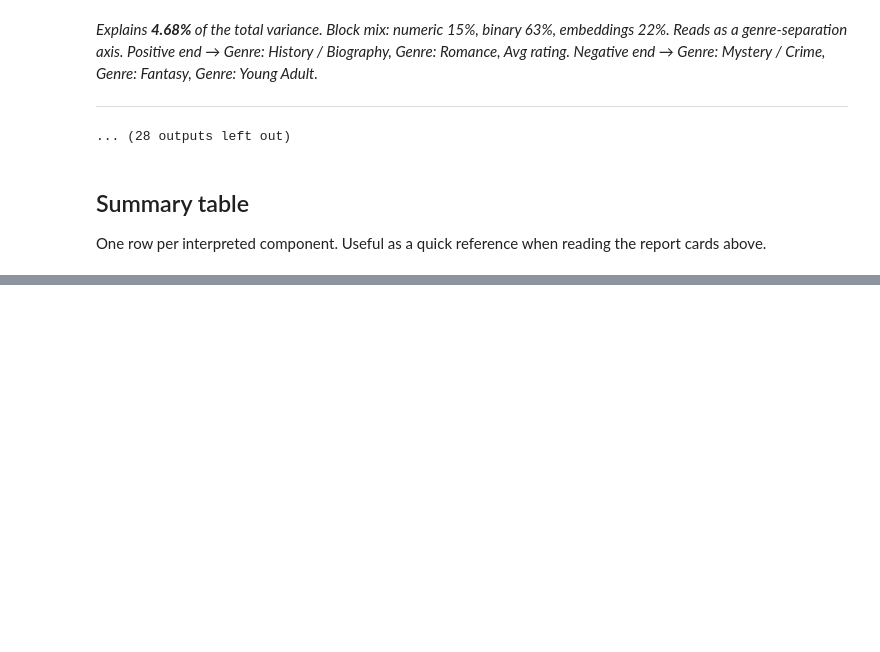
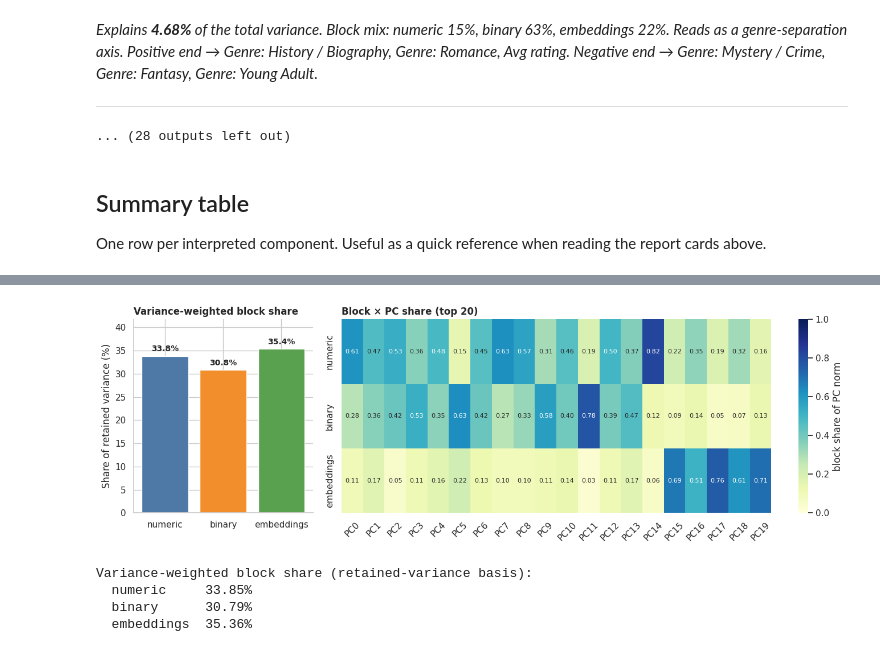
Before and after one commit to nakato156/BigBook, a Jupyter notebook: notebooks/reduction/pca_interpretation.ipynb, the cells around one changed output, grey strips where cells are left out. Saved outputs shown, nothing was run; the diff lists cells and outputs as text; code cells hidden in the pictures; blank space fills up the shorter version.

```diff
--- a/notebooks/reduction/pca_interpretation.ipynb
+++ b/notebooks/reduction/pca_interpretation.ipynb
@@ -509,0 +515,67 @@ Wrote data/features/viz_cache/pca_interpretation_report.md (21,699 bytes).
+# %%
+block_order = ["numeric", "binary", "embeddings"]
+
+block_share_matrix = np.array([
+    [component_block_shares(i)[name] for name in block_order]
+    for i in range(n_components)
+])  # shape: (n_components, 3)
+
+variance_weighted_block = (block_share_matrix * explained_ratio[:, None]).sum(axis=0)
+variance_weighted_block /= variance_weighted_block.sum()  # normalize to share of retained variance
+
+fig, (ax_bar, ax_heat) = plt.subplots(
+    1, 2, figsize=(14, 4.5), gridspec_kw={"width_ratios": [1.0, 3.0]}
+)
+
+bars = ax_bar.bar(
+    block_order,
+    variance_weighted_block * 100,
+    color=[BLOCK_PALETTE[name] for name in block_order],
+    edgecolor="white",
+)
+for rect, value in zip(bars, variance_weighted_block):
+    ax_bar.text(
+        rect.get_x() + rect.get_width() / 2,
+        rect.get_height() + 1,
+        f"{value:.1%}",
+        ha="center",
+        fontsize=10,
+        fontweight="bold",
+    )
+ax_bar.set_ylabel("Share of retained variance (%)")
+ax_bar.set_title("Variance-weighted block share", loc="left", fontweight="bold")
+ax_bar.set_ylim(0, max(variance_weighted_block * 100) * 1.18)
+
+heat_data = block_share_matrix[:TOP_K_COMPONENTS, :].T  # rows: blocks, cols: PCs
+sns.heatmap(
+    heat_data,
+    ax=ax_heat,
+    cmap="YlGnBu",
+    vmin=0,
+    vmax=1,
+    cbar_kws={"label": "block share of PC norm"},
+    xticklabels=[f"PC{i}" for i in range(TOP_K_COMPONENTS)],
+    yticklabels=block_order,
+    annot=True,
+    fmt=".2f",
+    annot_kws={"fontsize": 8},
+)
+ax_heat.set_title(f"Block × PC share (top {TOP_K_COMPONENTS})", loc="left", fontweight="bold")
+ax_heat.set_xlabel("")
+ax_heat.tick_params(axis="x", rotation=45)
+
+plt.tight_layout()
+plt.show()
+
+# Sanity: variance-weighted shares should sum to ~1.0
+assert abs(variance_weighted_block.sum() - 1.0) < 1e-6
+
+print("Variance-weighted block share (retained-variance basis):")
+for name, value in zip(block_order, variance_weighted_block):
+    print(f"  {name:<11s} {value:.2%}")
+# %% [output]
+[figure, added]
+Variance-weighted block share (retained-variance basis):
+  numeric     33.85%
+  binary      30.79%
+  embeddings  35.36%
```
Also changed, not shown: parts of 12 cells of this notebook, 1 other file.
